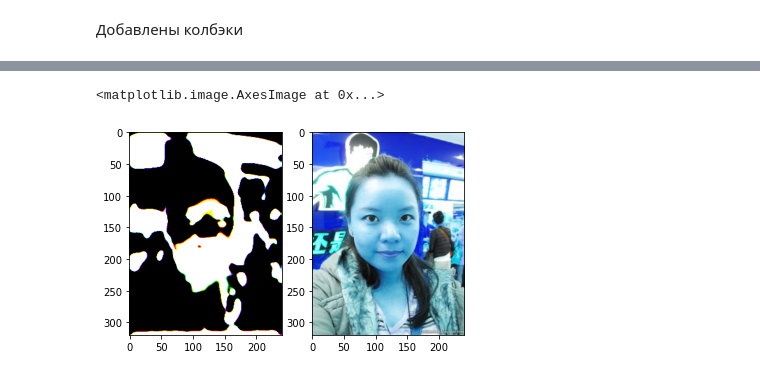
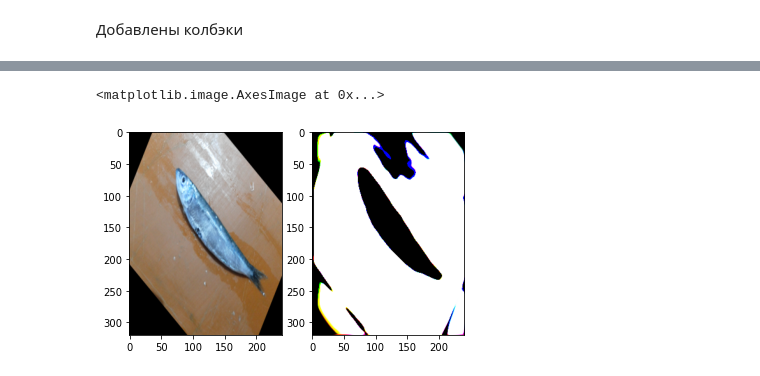
Before and after one commit to ivan-ver/ML_test_task, a Jupyter notebook: main.ipynb, the cells around one changed output, grey strips where cells are left out. Saved outputs shown, nothing was run; the diff lists cells and outputs as text; code cells hidden in the pictures.

```diff
--- a/main.ipynb
+++ b/main.ipynb
@@ -129,24 +151,22 @@ model = Model(inputs=input_layer, outputs=output_layer)
 # %% [markdown]
 Производится компиляция модели.
 # %%
-
 model.compile(
-    keras.optimizers.Adam(learning_rate=0.0001),
+    keras.optimizers.Adam(learning_rate=0.001),
     'binary_crossentropy',
-    metrics=['accuracy']
 )
 # %% [markdown]
  Добавлены колбэки
 # %%
 callbacks = [
-    keras.callbacks.ModelCheckpoint('unet_best.h5', monitor='val_loss', verbose=0, save_best_only=True, save_weights_only=True, mode='auto', period=1),
-    keras.callbacks.ModelCheckpoint('unet_last.h5', monitor='val_loss', verbose=0, save_best_only=False, save_weights_only=True, mode='auto', period=1)
+    keras.callbacks.ModelCheckpoint('unet_best.h5', monitor='loss', verbose=0, save_best_only=True, save_weights_only=True, mode='auto'),
+    keras.callbacks.ModelCheckpoint('unet_last.h5', monitor='loss', verbose=0, save_best_only=False, save_weights_only=True, mode='auto')
 ]
 # %%
 history = model.fit(
   train_ds,
   validation_data=validation_ds,
-  epochs=40,
+  epochs=120,
   callbacks=callbacks
 )
 # %% [output]
@@ -184,12 +192,13 @@ KeyboardInterrupt:
 # %%
-test_img = cv2.imread("./data/train/train/0.jpg")
+test_img = cv2.imread("./fish/train/00002.png")
+test_img = cv2.resize(test_img, (240, 320), interpolation = cv2.INTER_AREA)
 test_img_ex = np.expand_dims(test_img, axis=0)
 # %%
 res = model.predict(test_img_ex)
 # %%
 fig, ax = plt.subplots(1, 2)
-ax[0].imshow(res[0])
-ax[1].imshow(test_img)
+ax[0].imshow(test_img)
+ax[1].imshow(res[0])
 # %% [output]
 <matplotlib.image.AxesImage at 0x...>
-[figure, old version]
+[figure, new version]
```
Also changed, not shown: parts of 6 cells of this notebook, 4 other files.
